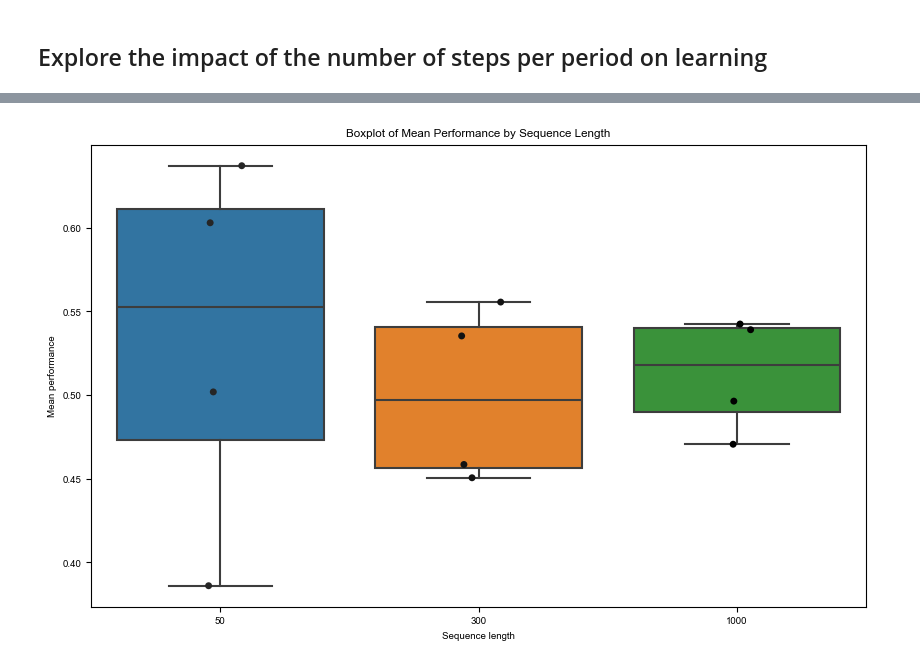
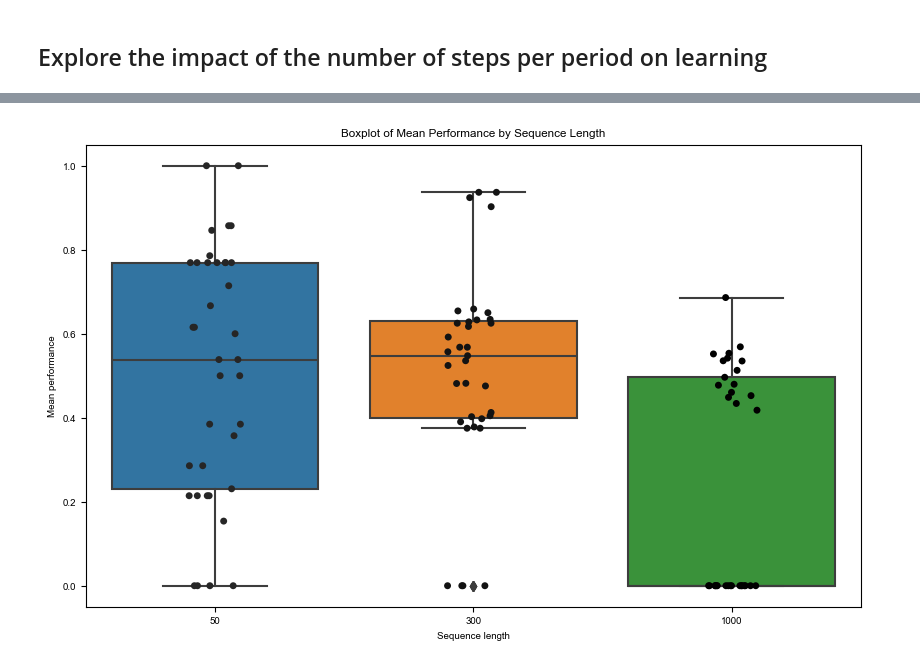
Before and after one commit to sara-fuentes/foragingRNNs, a Jupyter notebook: training_experiments.ipynb, the cells around one changed output, grey strips where cells are left out. Cells and saved outputs as stored; diff of their text form; code cells hidden in the pictures.

Commit message:
create and use get_mean_perf_by_seq_len function

```diff
--- a/training_experiments.ipynb
+++ b/training_experiments.ipynb
@@ -36,6 +44,7 @@ TRAINING_KWARGS['num_periods'] = num_periods
 # create folder to save data based on env seed
 main_folder = 'C:/Users/saraf/OneDrive/Documentos/IDIBAPS/foraging RNNs/nets/'
 # main_folder = '/home/molano/foragingRNNs_data/nets/'
+filename = 'training_nets.csv'
 # Set up the task
 w_factor = 0.00001
 mean_ITI = 200
@@ -73,6 +82,9 @@ save_folder = (f"{main_folder}w{w_factor}_mITI{mean_ITI}_xITI{max_ITI}_f{fix_dur
                 f"d{dec_dur}_nb{np.round(blk_dur/1e3, 1)}_"
                 f"prb{probs[0]}")
 
+# take nets that share the same env_seed
+# TODO: ???
+
 # create folder to save data based on env seed
 os.makedirs(save_folder + 'n_pers_'+str(np.round(num_periods/1e3, 1))+'k_'+'s_'+str(env_seed),
             exist_ok=True)
@@ -87,19 +99,28 @@ debug = False
 num_networks = 4
 criterion = nn.CrossEntropyLoss(weight=TRAINING_KWARGS['classes_weights'])
 # %%
+train = False
 # define parameter to explore
 seq_len_mat = np.array([50, 300, 1000])
-mperf_lists = []
-for seq_len in seq_len_mat:
-  num_periods = total_num_timesteps // seq_len
-  mperf_list, _ = train_multiple_networks(mean_ITI=mean_ITI, fix_dur=fix_dur, blk_dur=blk_dur,
-                            num_networks=num_networks, env=env,
-                            env_seed=env_seed, main_folder=main_folder, save_folder=save_folder,
-                            env_kwargs=env_kwargs, net_kwargs=net_kwargs, criterion=criterion,
-                            num_periods=num_periods, seq_len=seq_len)
-  mperf_lists.append(mperf_list)
+
+
+if train:
+
+  mperf_lists = []
+  for seq_len in seq_len_mat:
+    num_periods = total_num_timesteps // seq_len
+    mperf_list, _ = train_multiple_networks(mean_ITI=mean_ITI, fix_dur=fix_dur, blk_dur=blk_dur,
+                              num_networks=num_networks, env=env,
+                              env_seed=env_seed, main_folder=main_folder, save_folder=save_folder,
+                              filename=filename, env_kwargs=env_kwargs, net_kwargs=net_kwargs,
+                              criterion=criterion, num_periods=num_periods, seq_len=seq_len)
+    mperf_lists.append(mperf_list)
+
+else:
+  mperf_lists = get_mean_perf_by_seq_len(main_folder, filename, env_seed, seq_len_mat, w_factor, mean_ITI, max_ITI, fix_dur, dec_dur, blk_dur, probs)
+
 
 # plot performance
 plot_mean_perf_by_seq_len(mperf_lists, seq_len_mat)
 # %% [output]
-[figure, old version]
+[figure, new version]
```
Also changed, not shown: parts of 1 cell of this notebook, 2 other files.
